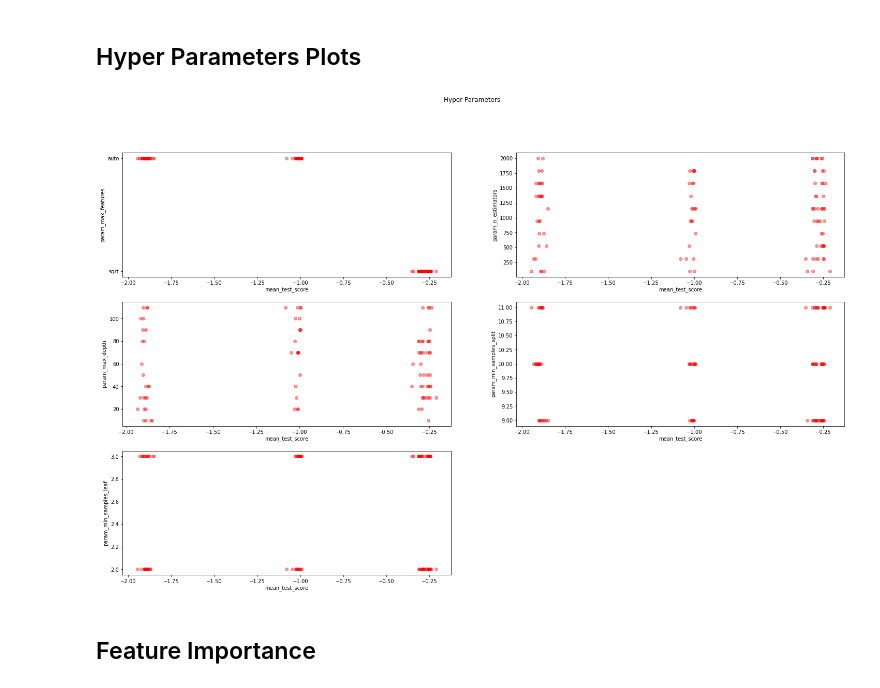
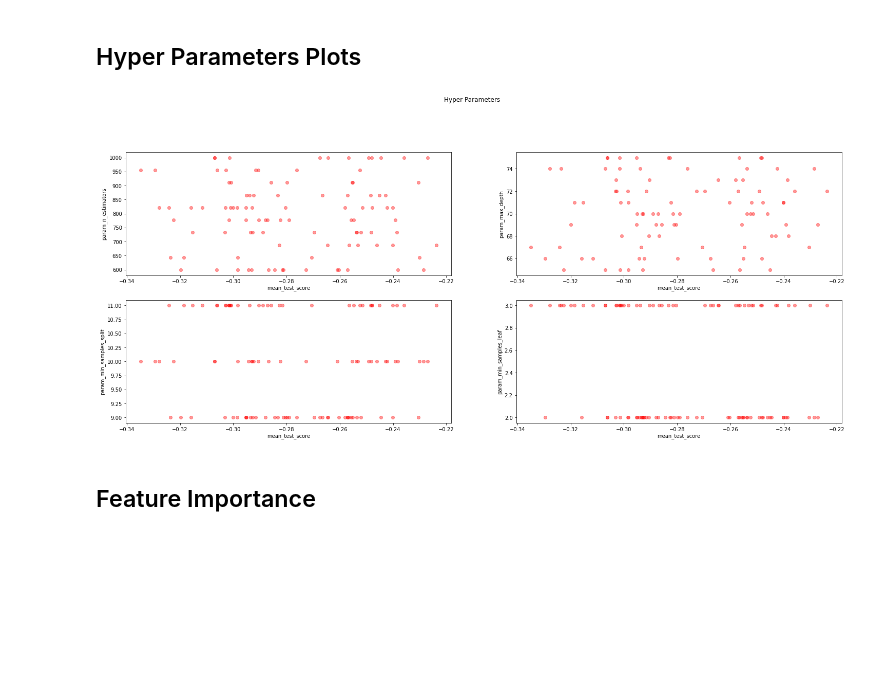
Before and after one commit to WebValley2022/DS2, a Jupyter notebook: machine_learning/training.ipynb, the cells around one changed output. Saved outputs shown, nothing was run; the diff lists cells and outputs as text; code cells hidden in the pictures; blank space fills up the shorter version.

Commit message:
Update of the model with weather condition

```diff
--- a/machine_learning/training.ipynb
+++ b/machine_learning/training.ipynb
@@ -9,18 +9,3 @@ import matplotlib.gridspec as gridspec
 appa_hours = pd.read_csv("../exports/appa1.csv")
 appa_hours = appa_hours.drop('Unnamed: 0', axis=1)
 appa_hours.Time = pd.to_datetime(appa_hours.Time)
-# %%
-#Reading the .csv file data with the weather conditions and merging the data in a unique DataFrame
-weather = pd.read_csv("../weather/weather_data.csv")
-weather = weather.rename(columns={'date': 'Time'})
-weather.Time = pd.to_datetime(weather.Time)
-
-#Excluding the data from the wrong station:
-#   laste --> APPA1
-#   ronc  --> APPA2
-
-for column in weather.columns:
-    if not 'laste' in column and column != 'Time':
-        weather = weather.drop(column, axis=1)
-
-appa_hours = appa_hours.merge(right=weather, on='Time', how='left')
@@ -40,11 +45,8 @@ appa_hours = appa_hours[[
     'ZnOR_1_Age', 'ZnOR_2_Age',
     'LaFeO3_1_Age', 'LaFeO3_2_Age',
     'WO3_1_Age', 'WO3_2_Age',
-    'sin_hour', 'cos_hour',
-    'sin_weekday', 'cos_weekday',
     'sin_month', 'cos_month',
-    'sin_ordate', 'cos_ordate',
-    'year', 'laste uv', 'laste rain', 'laste w_sp', 'laste w_dir',
+    'UV', 'Wind_Speed',
     'NO2', 'SO2', 'O3', 'CO'
 ]]
 # %% [markdown]
@@ -69,11 +71,8 @@ cols = [
     'ZnOR_1_Age', 'ZnOR_2_Age',
     'LaFeO3_1_Age', 'LaFeO3_2_Age',
     'WO3_1_Age', 'WO3_2_Age',
-    'sin_hour', 'cos_hour',
-    'sin_weekday', 'cos_weekday',
     'sin_month', 'cos_month',
-    'sin_ordate', 'cos_ordate',
-    'year', 'laste uv', 'laste rain', 'laste w_sp', 'laste w_dir',
+    'UV', 'Wind_Speed',
 ]
 
 #Selecting the target
@@ -91,11 +90,11 @@ Y_train = appa_hours.iloc[vsplit:][outs]
 Y_test = appa_hours.iloc[:vsplit][outs]
 # %%
 # Number of trees in random forest
-n_estimators = [int(x) for x in np.linspace(start=1100-500, stop=1100+500, num=10)]
+n_estimators = [int(x) for x in np.linspace(start=800-200, stop=800+200, num=10)]
 # Number of features to consider at every split
 max_features = ['sqrt']
 # Maximum number of levels in tree
-max_depth = [int(x) for x in np.linspace(70 - 10, 70 + 10, num=11)]
+max_depth = [int(x) for x in np.linspace(70 - 5, 70 + 5, num=11)]
 max_depth.append(None)
 # Minimum number of samples required to split a node
 min_samples_split = [9, 10, 11]
@@ -203,21 +193,21 @@ Index(['mean_fit_time', 'std_fit_time', 'mean_score_time', 'std_score_time',
 # %%
 #Plotting the hyper-parameters in relation of mean test score
 #Values are plotted through dots. The brighter the dot, the more times that value has been chosen by the models.
 #On the X scale, the closer the values are to 0 the better they are
 
-h_params = ['param_max_features','param_n_estimators', 'param_max_depth', 'param_min_samples_split', 'param_min_samples_leaf', ]
+h_params = ['param_n_estimators', 'param_max_depth', 'param_min_samples_split', 'param_min_samples_leaf', ]
 fig = plt.figure(figsize=(25, 15))
 fig.suptitle('Hyper Parameters')
 outer = gridspec.GridSpec(3, 2, wspace=0.2, hspace=0.2)
 for index, h_param in enumerate(h_params):
     ax = plt.Subplot(fig, outer[index])
     ax.scatter(ris['mean_test_score'], ris[h_param], color='red', alpha=0.4, )
     ax.set_ylabel(h_param)
     ax.set_xlabel('mean_test_score')
     fig.add_subplot(ax)
 fig.show()
 # %% [output]
-[figure, old version]
+[figure, new version]
 # %% [markdown]
 ## Feature Importance
 # %%
```
Also changed, not shown: parts of 10 cells of this notebook, 1 other file.
